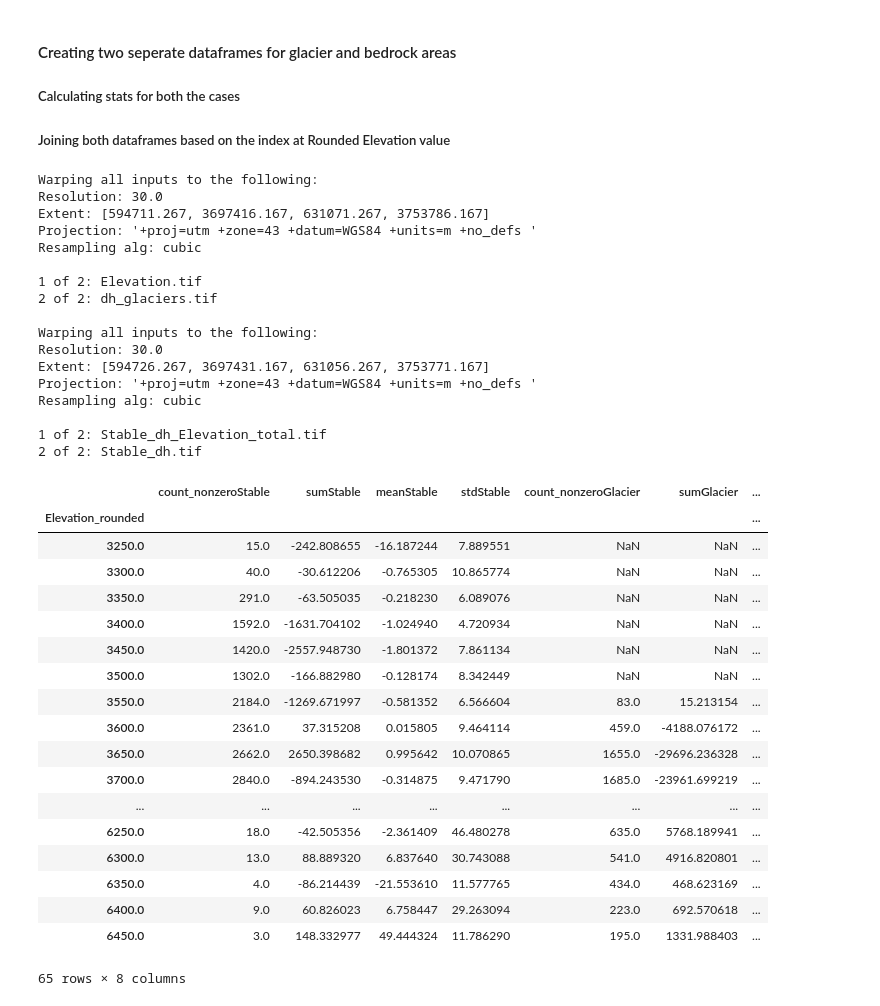
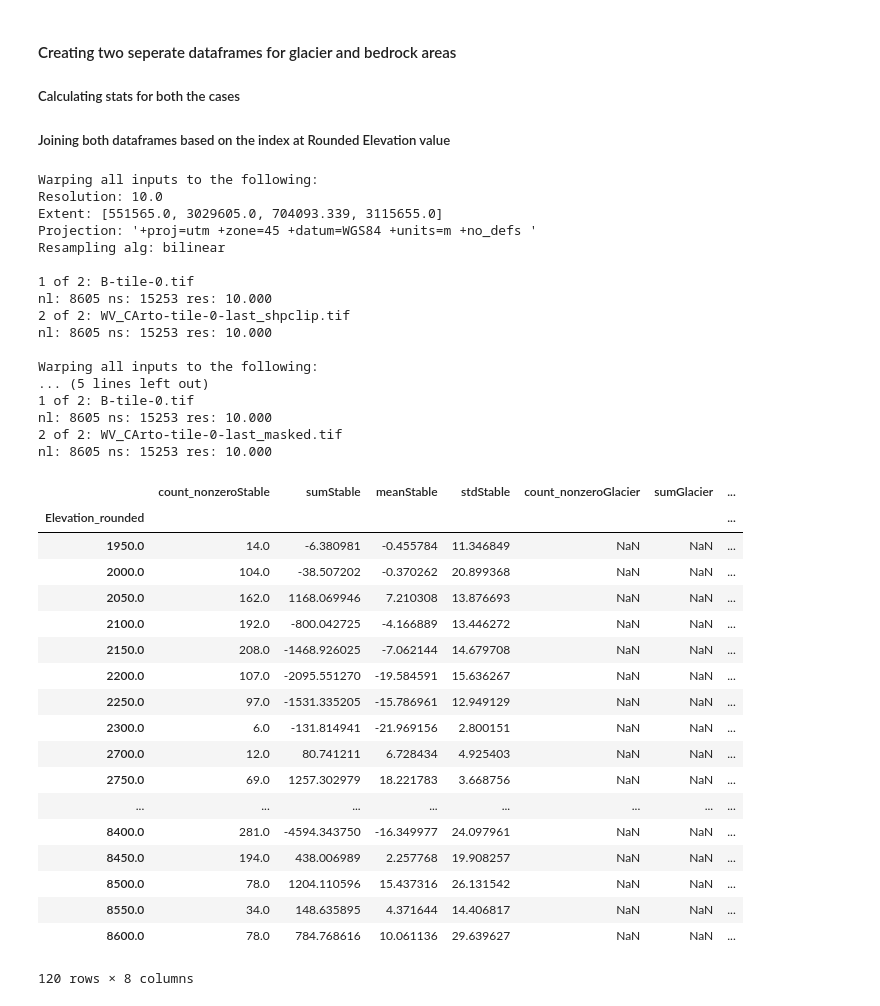
Before and after one commit to ShashankBice/UW_Geodetic_Mass_Budget_Scripts, a Jupyter notebook: Elevation_Difference_Error_Estimate.ipynb, the cells around one changed output. Drawn from its saved outputs; the diff is of its cells as text; code cells hidden in the pictures.

```diff
--- a/Elevation_Difference_Error_Estimate.ipynb
+++ b/Elevation_Difference_Error_Estimate.ipynb
@@ -16,78 +16,80 @@ import pandas as pd
 ##### Joining both dataframes based on the index at Rounded Elevation value
 # %%
 #dataframe (df) for glacier pixels
-fn1='Elevation.tif' #Elevation_dataset, it is assumed that both the elevation and dh rasters are clipped to glacier extents
-fn2='dh_glaciers.tif' #Elevation_difference dataset
-ds_list=warplib.memwarp_multi_fn([fn1,fn2],res='max',extent='intersection',t_srs='first', r='cubic')
+fn1='B-tile-0.tif' #Elevation_dataset, it is assumed that both the elevation and dh rasters are clipped to glacier extents
+fn2='WV_CArto-tile-0-last_shpclip.tif' #Elevation_difference dataset
+ds_list=warplib.memwarp_multi_fn([fn1,fn2],res='max',extent='intersection',t_srs='first', r='bilinear')
 A=iolib.ds_getma(ds_list[0])
 dh=iolib.ds_getma(ds_list[1])
 E=ma.asarray(A,dtype=np.float32)
-dh_glacier=ma.compressed(dh)
-DEM_glacier=ma.compressed(E)
+common_mask=malib.common_mask([E,dh])
+dh_glacier=ma.compressed(ma.array(dh,mask=common_mask))
+DEM_glacier=ma.compressed(ma.array(E,mask=common_mask))
 raw={'Elevation':DEM_glacier,
     'dh':dh_glacier}
 df=pd.DataFrame(raw, columns=['Elevation','dh'])
 #dataframe (df1) for bedrock (ice-free stable_Areas)
-fn3='Stable_dh_Elevation_total.tif' #Elevation_dataset, it is assumed that both the elevation and dh rasters are clipped to glacier extents
-fn4='Stable_dh.tif' #Elevation_difference dataset
-ds_list_1=warplib.memwarp_multi_fn([fn3,fn4],res='max',extent='intersection',t_srs='first', r='cubic')
+fn3='B-tile-0.tif' #Elevation_dataset, it is assumed that both the elevation and dh rasters are clipped to glacier extents
+fn4='WV_CArto-tile-0-last_masked.tif' #Elevation_difference dataset
+ds_list_1=warplib.memwarp_multi_fn([fn3,fn4],res='max',extent='intersection',t_srs='first', r='bilinear')
 B=iolib.ds_getma(ds_list_1[0])
 dh1=iolib.ds_getma(ds_list_1[1])
 E1=ma.asarray(B,dtype=np.float32)
-dh_stable=ma.compressed(dh1)
-DEM_stable=ma.compressed(E1)
+c_mask=malib.common_mask([dh1,E1])
+dh_stable=ma.compressed(ma.array(dh1,mask=c_mask))
+DEM_stable=ma.compressed(ma.array(E1,mask=c_mask))
 raw_stable={'Elevation':DEM_stable,
     'dh':dh_stable}
 df2=pd.DataFrame(raw_stable, columns=['Elevation','dh'])
 #Rounding Glacier Elevation to next nearest multiple of 50
 df['Elevation_rounded']=(df['Elevation']+49)//50*50
 #Calulating_stats_for_Glacier_Pixels
 grouped=df.groupby('Elevation_rounded')
 df1=grouped['dh'].agg([np.count_nonzero,np.sum, np.mean, np.std])
 #Rounding Bedrock Elevation to next nearest multiple of 50
 df2['Elevation_rounded']=(df2['Elevation']+49)//50*50
 #Calulating_stats_for_Bedrock_Pixels
 grouped_stable=df2.groupby('Elevation_rounded')
 df3=grouped_stable['dh'].agg([np.count_nonzero,np.sum, np.mean, np.std])
 #Joining the stats dataframes (df1*Glacier* and df3*Stable*) into a common"df4"
 df4=df3.join(df1,how='left', lsuffix="Stable", rsuffix="Glacier", sort=False)
 df4
 # %% [output]
 Warping all inputs to the following:
-Resolution: 30.0
-Extent: [594711.267, 3697416.167, 631071.267, 3753786.167]
-Projection: '+proj=utm +zone=43 +datum=WGS84 +units=m +no_defs '
-Resampling alg: cubic
+Resolution: 10.0
+Extent: [551565.0, 3029605.0, 704093.339, 3115655.0]
+Projection: '+proj=utm +zone=45 +datum=WGS84 +units=m +no_defs '
+Resampling alg: bilinear
 
-1 of 2: Elevation.tif
-2 of 2: dh_glaciers.tif
+1 of 2: B-tile-0.tif
+nl: 8605 ns: 15253 res: 10.000
+2 of 2: WV_CArto-tile-0-last_shpclip.tif
+nl: 8605 ns: 15253 res: 10.000
 
 Warping all inputs to the following:
-Resolution: 30.0
-Extent: [594726.267, 3697431.167, 631056.267, 3753771.167]
-Projection: '+proj=utm +zone=43 +datum=WGS84 +units=m +no_defs '
-Resampling alg: cubic
-
-1 of 2: Stable_dh_Elevation_total.tif
-2 of 2: Stable_dh.tif
+... (5 lines left out)
+1 of 2: B-tile-0.tif
+nl: 8605 ns: 15253 res: 10.000
+2 of 2: WV_CArto-tile-0-last_masked.tif
+nl: 8605 ns: 15253 res: 10.000
 |  | count_nonzeroStable | sumStable | meanStable | stdStable | count_nonzeroGlacier | sumGlacier | ... |
 | Elevation_rounded |  |  |  |  |  |  | ... |
-| 3250.0 | 15.0 | -242.808655 | -16.187244 | 7.889551 | NaN | NaN | ... |
-| 3300.0 | 40.0 | -30.612206 | -0.765305 | 10.865774 | NaN | NaN | ... |
-| 3350.0 | 291.0 | -63.505035 | -0.218230 | 6.089076 | NaN | NaN | ... |
-| 3400.0 | 1592.0 | -1631.704102 | -1.024940 | 4.720934 | NaN | NaN | ... |
-| 3450.0 | 1420.0 | -2557.948730 | -1.801372 | 7.861134 | NaN | NaN | ... |
-| 3500.0 | 1302.0 | -166.882980 | -0.128174 | 8.342449 | NaN | NaN | ... |
-| 3550.0 | 2184.0 | -1269.671997 | -0.581352 | 6.566604 | 83.0 | 15.213154 | ... |
-| 3600.0 | 2361.0 | 37.315208 | 0.015805 | 9.464114 | 459.0 | -4188.076172 | ... |
-| 3650.0 | 2662.0 | 2650.398682 | 0.995642 | 10.070865 | 1655.0 | -29696.236328 | ... |
-| 3700.0 | 2840.0 | -894.243530 | -0.314875 | 9.471790 | 1685.0 | -23961.699219 | ... |
+| 1950.0 | 14.0 | -6.380981 | -0.455784 | 11.346849 | NaN | NaN | ... |
+| 2000.0 | 104.0 | -38.507202 | -0.370262 | 20.899368 | NaN | NaN | ... |
+| 2050.0 | 162.0 | 1168.069946 | 7.210308 | 13.876693 | NaN | NaN | ... |
+| 2100.0 | 192.0 | -800.042725 | -4.166889 | 13.446272 | NaN | NaN | ... |
+| 2150.0 | 208.0 | -1468.926025 | -7.062144 | 14.679708 | NaN | NaN | ... |
+| 2200.0 | 107.0 | -2095.551270 | -19.584591 | 15.636267 | NaN | NaN | ... |
+| 2250.0 | 97.0 | -1531.335205 | -15.786961 | 12.949129 | NaN | NaN | ... |
+| 2300.0 | 6.0 | -131.814941 | -21.969156 | 2.800151 | NaN | NaN | ... |
+| 2700.0 | 12.0 | 80.741211 | 6.728434 | 4.925403 | NaN | NaN | ... |
+| 2750.0 | 69.0 | 1257.302979 | 18.221783 | 3.668756 | NaN | NaN | ... |
 | ... | ... | ... | ... | ... | ... | ... | ... |
-| 6250.0 | 18.0 | -42.505356 | -2.361409 | 46.480278 | 635.0 | 5768.189941 | ... |
-| 6300.0 | 13.0 | 88.889320 | 6.837640 | 30.743088 | 541.0 | 4916.820801 | ... |
-| 6350.0 | 4.0 | -86.214439 | -21.553610 | 11.577765 | 434.0 | 468.623169 | ... |
-| 6400.0 | 9.0 | 60.826023 | 6.758447 | 29.263094 | 223.0 | 692.570618 | ... |
-| 6450.0 | 3.0 | 148.332977 | 49.444324 | 11.786290 | 195.0 | 1331.988403 | ... |
+| 8400.0 | 281.0 | -4594.343750 | -16.349977 | 24.097961 | NaN | NaN | ... |
+| 8450.0 | 194.0 | 438.006989 | 2.257768 | 19.908257 | NaN | NaN | ... |
+| 8500.0 | 78.0 | 1204.110596 | 15.437316 | 26.131542 | NaN | NaN | ... |
+| 8550.0 | 34.0 | 148.635895 | 4.371644 | 14.406817 | NaN | NaN | ... |
+| 8600.0 | 78.0 | 784.768616 | 10.061136 | 29.639627 | NaN | NaN | ... |
-65 rows × 8 columns
+120 rows × 8 columns
 # %%
 #Effective_No_of_Pixels "Equation 5 in Goerlich et al. 2017"
```
Also changed, not shown: parts of 3 cells of this notebook, 7 other files.
